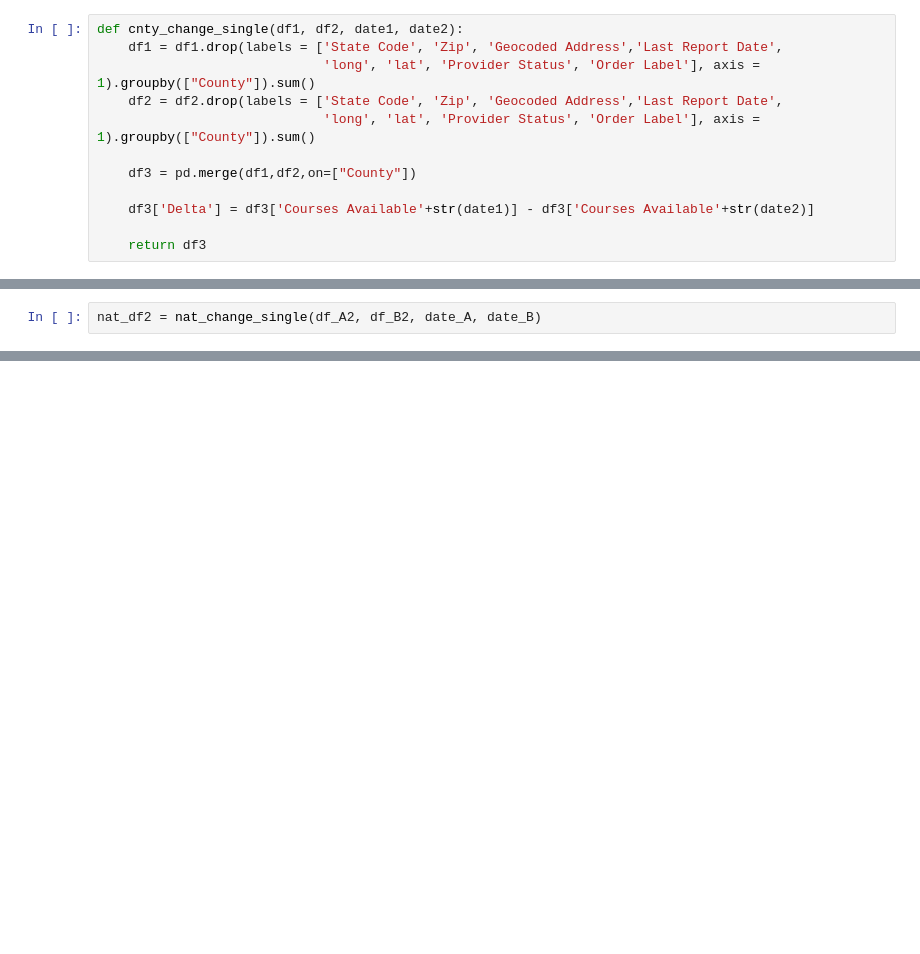
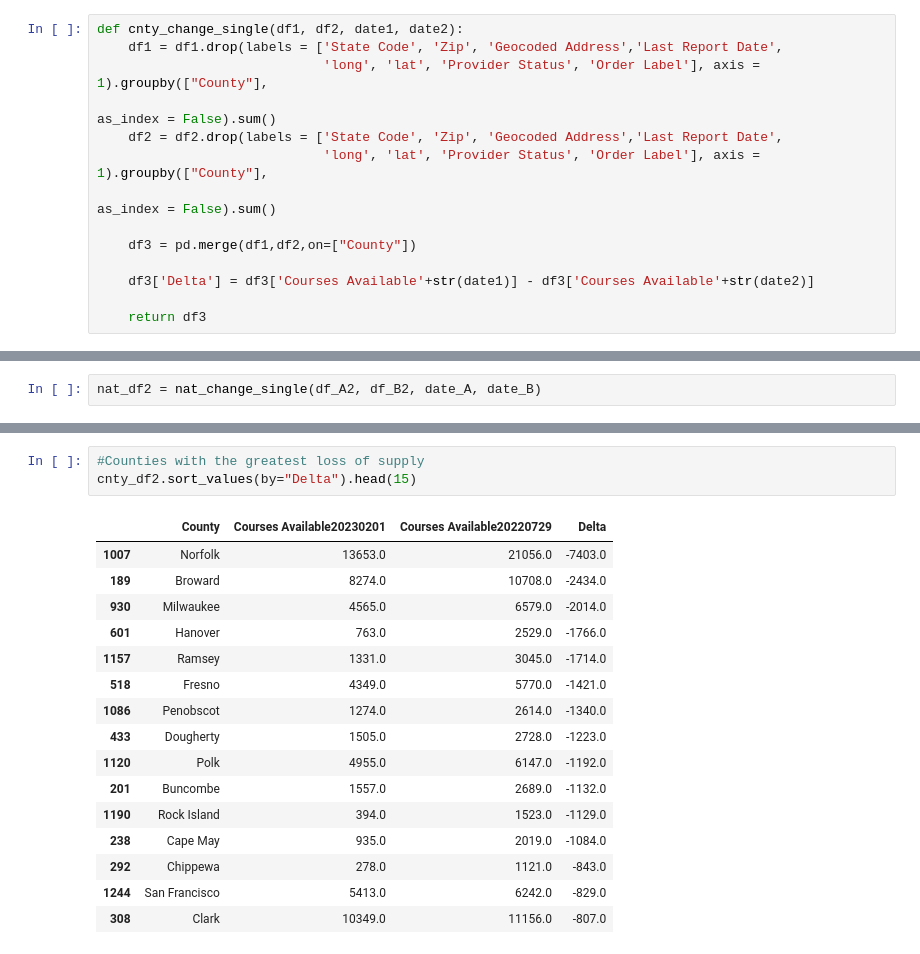
Before and after one commit to suttonsydney1/covid_projects, a Jupyter notebook: covid-therapy-stock.ipynb, the cells around one changed output, grey strips where cells are left out. Cells and saved outputs as stored; diff of their text form; blank space fills up the shorter version.

```diff
--- a/covid-therapy-stock.ipynb
+++ b/covid-therapy-stock.ipynb
@@ -178,9 +187,11 @@ zip_df2 = zip_change_single(df_A2, df_B2, date_A, date_B)
 # %%
 def cnty_change_single(df1, df2, date1, date2):
     df1 = df1.drop(labels = ['State Code', 'Zip', 'Geocoded Address','Last Report Date',
-                             'long', 'lat', 'Provider Status', 'Order Label'], axis = 1).groupby(["County"]).sum()
+                             'long', 'lat', 'Provider Status', 'Order Label'], axis = 1).groupby(["County"],
+                                                                                                as_index = False).sum()
     df2 = df2.drop(labels = ['State Code', 'Zip', 'Geocoded Address','Last Report Date',
-                             'long', 'lat', 'Provider Status', 'Order Label'], axis = 1).groupby(["County"]).sum()
+                             'long', 'lat', 'Provider Status', 'Order Label'], axis = 1).groupby(["County"],
+                                                                                                as_index = False).sum()
 
     df3 = pd.merge(df1,df2,on=["County"])
 
@@ -235,0 +288,20 @@ nat_df2.head()
+# %%
+#Counties with the greatest loss of supply
+cnty_df2.sort_values(by="Delta").head(15)
+# %% [output]
+|  | County | Courses Available20230201 | Courses Available20220729 | Delta |
+| 1007 | Norfolk | 13653.0 | 21056.0 | -7403.0 |
+| 189 | Broward | 8274.0 | 10708.0 | -2434.0 |
+| 930 | Milwaukee | 4565.0 | 6579.0 | -2014.0 |
+| 601 | Hanover | 763.0 | 2529.0 | -1766.0 |
+| 1157 | Ramsey | 1331.0 | 3045.0 | -1714.0 |
+| 518 | Fresno | 4349.0 | 5770.0 | -1421.0 |
+| 1086 | Penobscot | 1274.0 | 2614.0 | -1340.0 |
+| 433 | Dougherty | 1505.0 | 2728.0 | -1223.0 |
+| 1120 | Polk | 4955.0 | 6147.0 | -1192.0 |
+| 201 | Buncombe | 1557.0 | 2689.0 | -1132.0 |
+| 1190 | Rock Island | 394.0 | 1523.0 | -1129.0 |
+| 238 | Cape May | 935.0 | 2019.0 | -1084.0 |
+| 292 | Chippewa | 278.0 | 1121.0 | -843.0 |
+| 1244 | San Francisco | 5413.0 | 6242.0 | -829.0 |
+| 308 | Clark | 10349.0 | 11156.0 | -807.0 |
```
Also changed, not shown: parts of 19 cells of this notebook.
